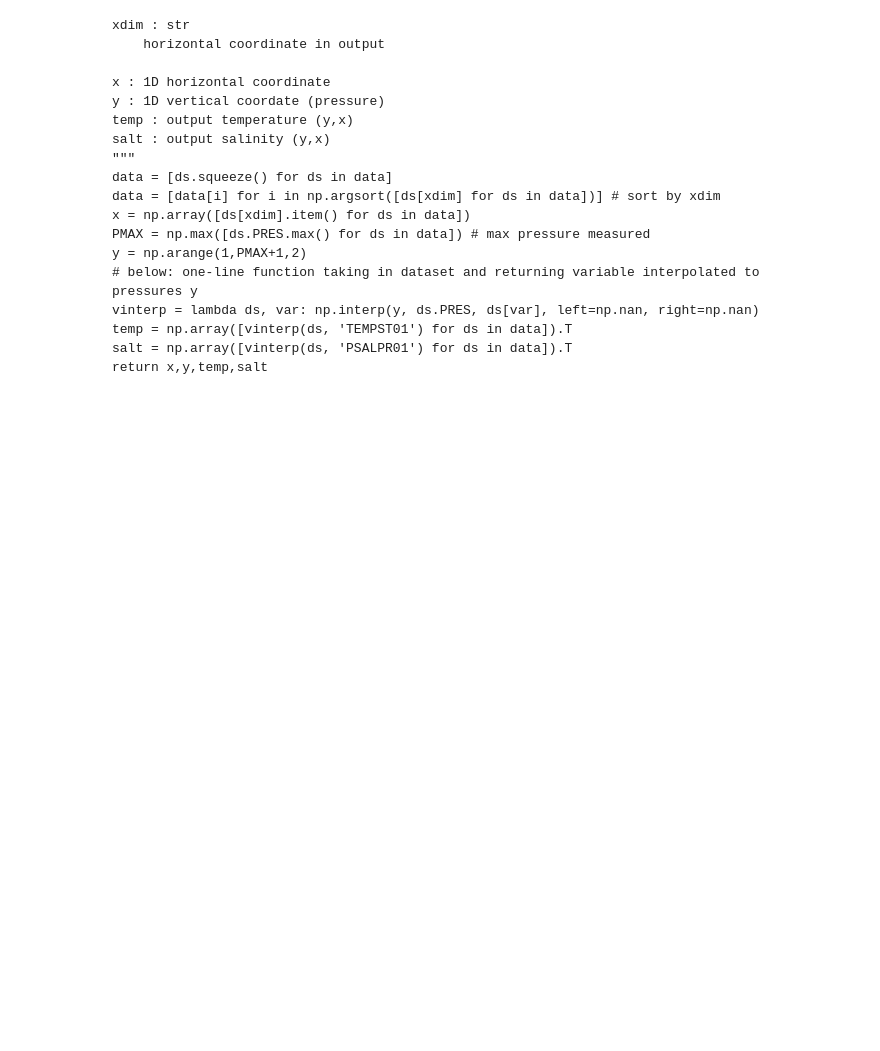
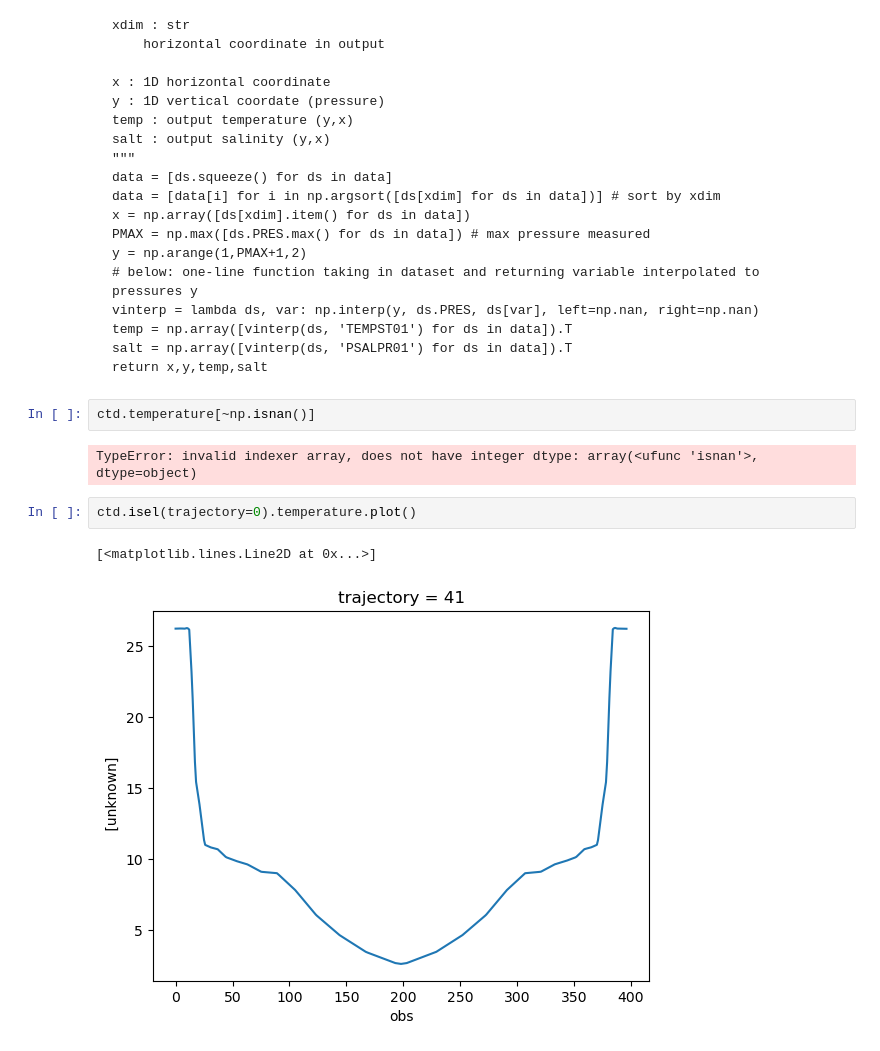
Before and after one commit to ret1-c/Virtualship_Project_UU, a Jupyter notebook: Virtualshipresultsanalysis_T.ipynb, the cells around one changed output. Drawn from its saved outputs; the diff is of its cells as text; blank space fills up the shorter version.

```diff
--- a/Virtualshipresultsanalysis_T.ipynb
+++ b/Virtualshipresultsanalysis_T.ipynb
@@ -232,3 +166,12 @@ def crosssection(data, xdim='LATITUDE'):
     temp = np.array([vinterp(ds, 'TEMPST01') for ds in data]).T
     salt = np.array([vinterp(ds, 'PSALPR01') for ds in data]).T
     return x,y,temp,salt
+# %%
+ctd.temperature[~np.isnan()]
+# %% [output]
+TypeError: invalid indexer array, does not have integer dtype: array(<ufunc 'isnan'>, dtype=object)
+# %%
+ctd.isel(trajectory=0).temperature.plot()
+# %% [output]
+[<matplotlib.lines.Line2D at 0x...>]
+[figure, added]
```
Also changed, not shown: parts of 28 cells of this notebook.
